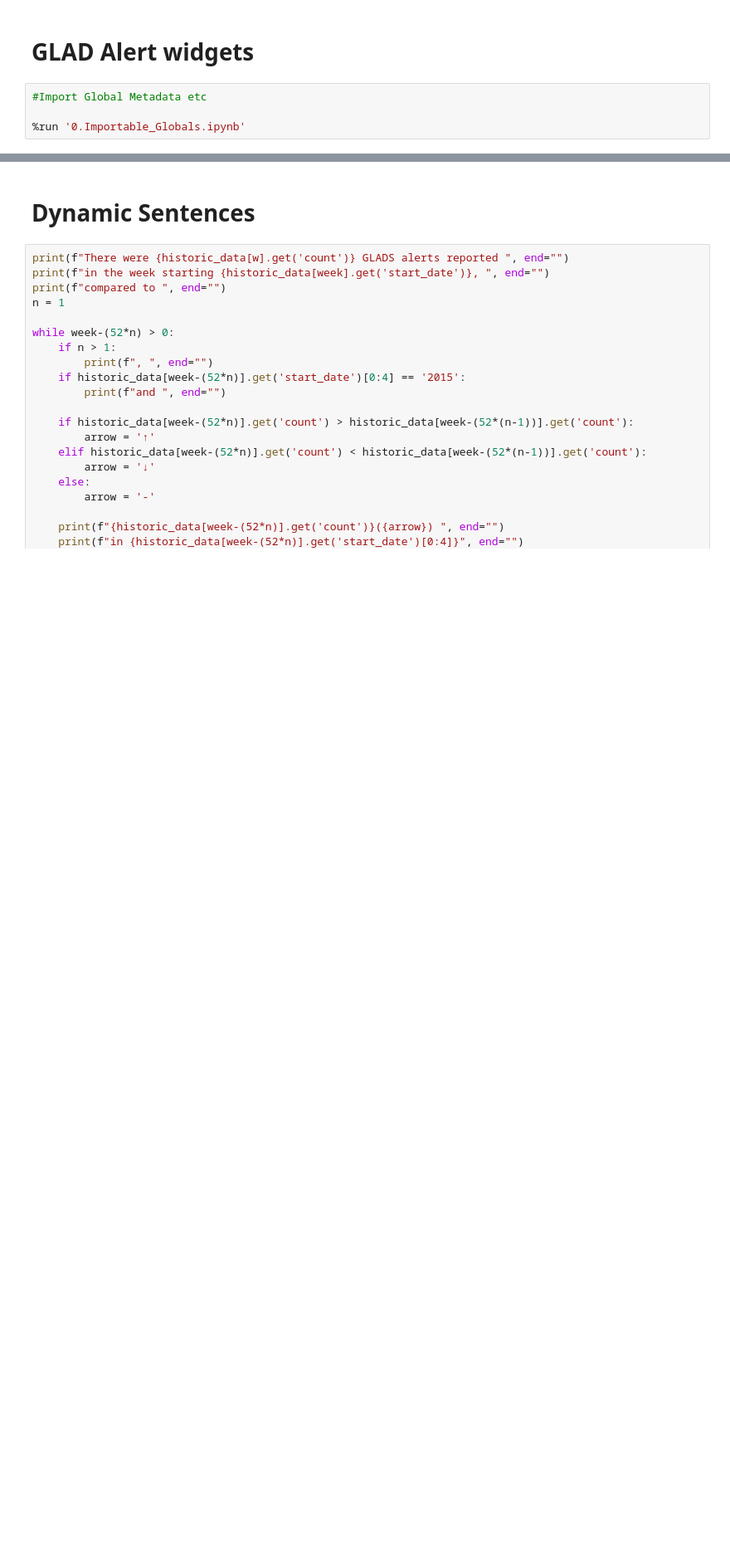
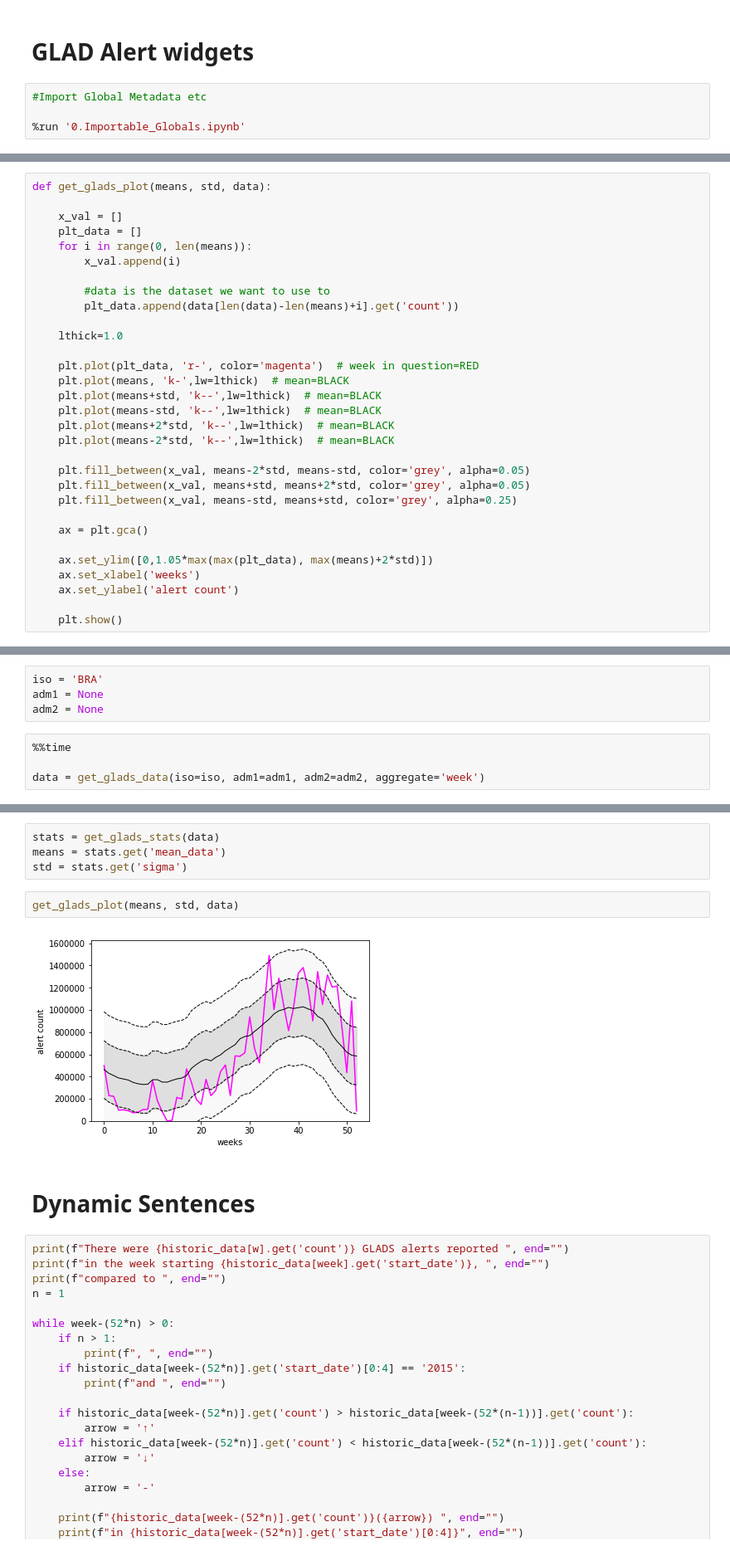
Before and after one commit to Vizzuality/gfw_nbks, a Jupyter notebook: Alerts_widgets_GLADS.ipynb, the cells around one changed output, grey strips where cells are left out. Shown at 83% size. Cells and saved outputs as stored; diff of their text form; blank space fills up the shorter version.

Commit message:
Adds working graphs

```diff
--- a/Alerts_widgets_GLADS.ipynb
+++ b/Alerts_widgets_GLADS.ipynb
@@ -30,0 +173,31 @@ test_data
+# %%
+def get_glads_plot(means, std, data):
+
+    x_val = []
+    plt_data = []
+    for i in range(0, len(means)):
+        x_val.append(i)
+
+        #data is the dataset we want to use to
+        plt_data.append(data[len(data)-len(means)+i].get('count'))
+
+    lthick=1.0
+
+    plt.plot(plt_data, 'r-', color='magenta')  # week in question=RED
+    plt.plot(means, 'k-',lw=lthick)  # mean=BLACK
+    plt.plot(means+std, 'k--',lw=lthick)  # mean=BLACK
+    plt.plot(means-std, 'k--',lw=lthick)  # mean=BLACK
+    plt.plot(means+2*std, 'k--',lw=lthick)  # mean=BLACK
+    plt.plot(means-2*std, 'k--',lw=lthick)  # mean=BLACK
+
+    plt.fill_between(x_val, means-2*std, means-std, color='grey', alpha=0.05)
+    plt.fill_between(x_val, means+std, means+2*std, color='grey', alpha=0.05)
+    plt.fill_between(x_val, means-std, means+std, color='grey', alpha=0.25)
+
+    ax = plt.gca()
+
+    ax.set_ylim([0,1.05*max(max(plt_data), max(means)+2*std)])
+    ax.set_xlabel('weeks')
+    ax.set_ylabel('alert count')
+
+    plt.show()
@@ -30,0 +229,8 @@ test_data
+# %%
+iso = 'BRA'
+adm1 = None
+adm2 = None
+# %%
+%%time
+
+data = get_glads_data(iso=iso, adm1=adm1, adm2=adm2, aggregate='week')
@@ -31,3 +250,11 @@ test_data
+# %%
+stats = get_glads_stats(data)
+means = stats.get('mean_data')
+std = stats.get('sigma')
+# %%
+get_glads_plot(means, std, data)
+# %% [output]
+[figure, added]
 # %% [markdown]
 # Dynamic Sentences
 # %%
```
Also changed, not shown: parts of 56 cells of this notebook.
